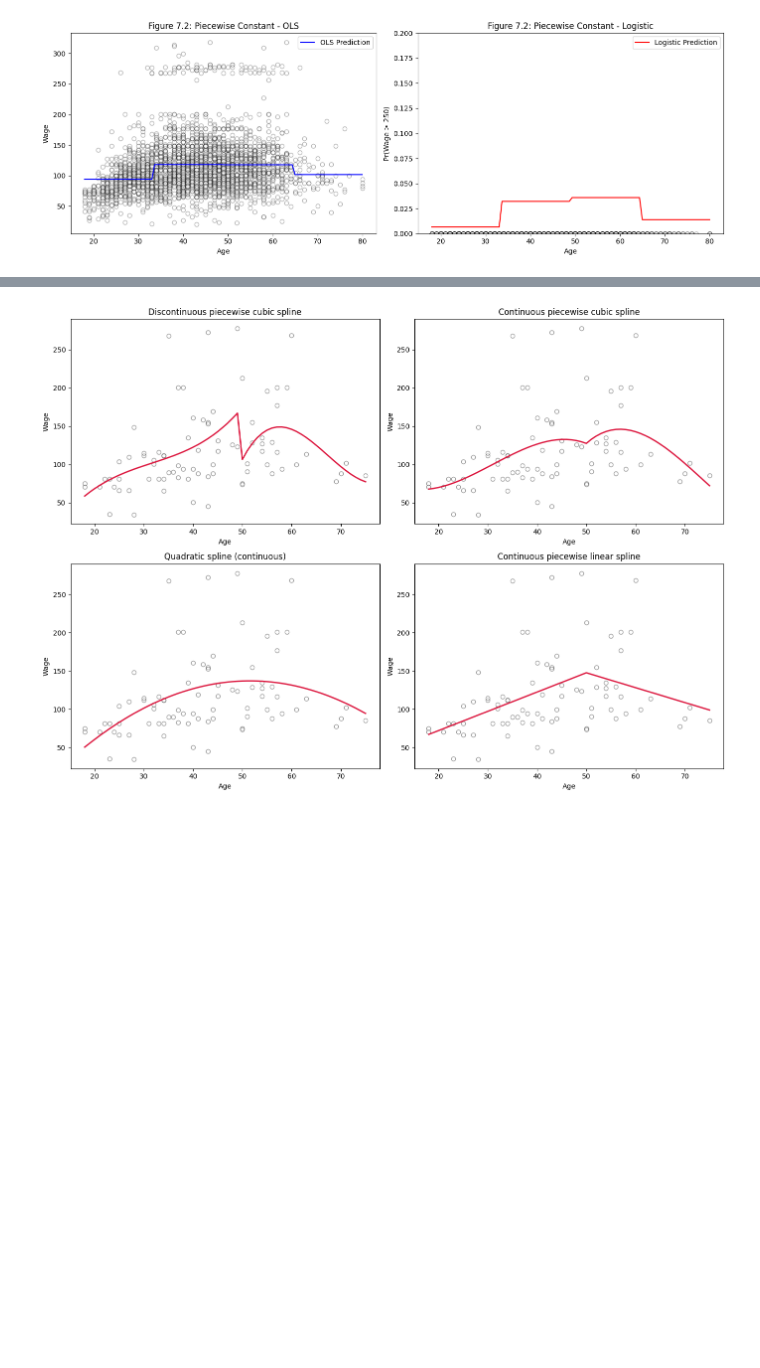
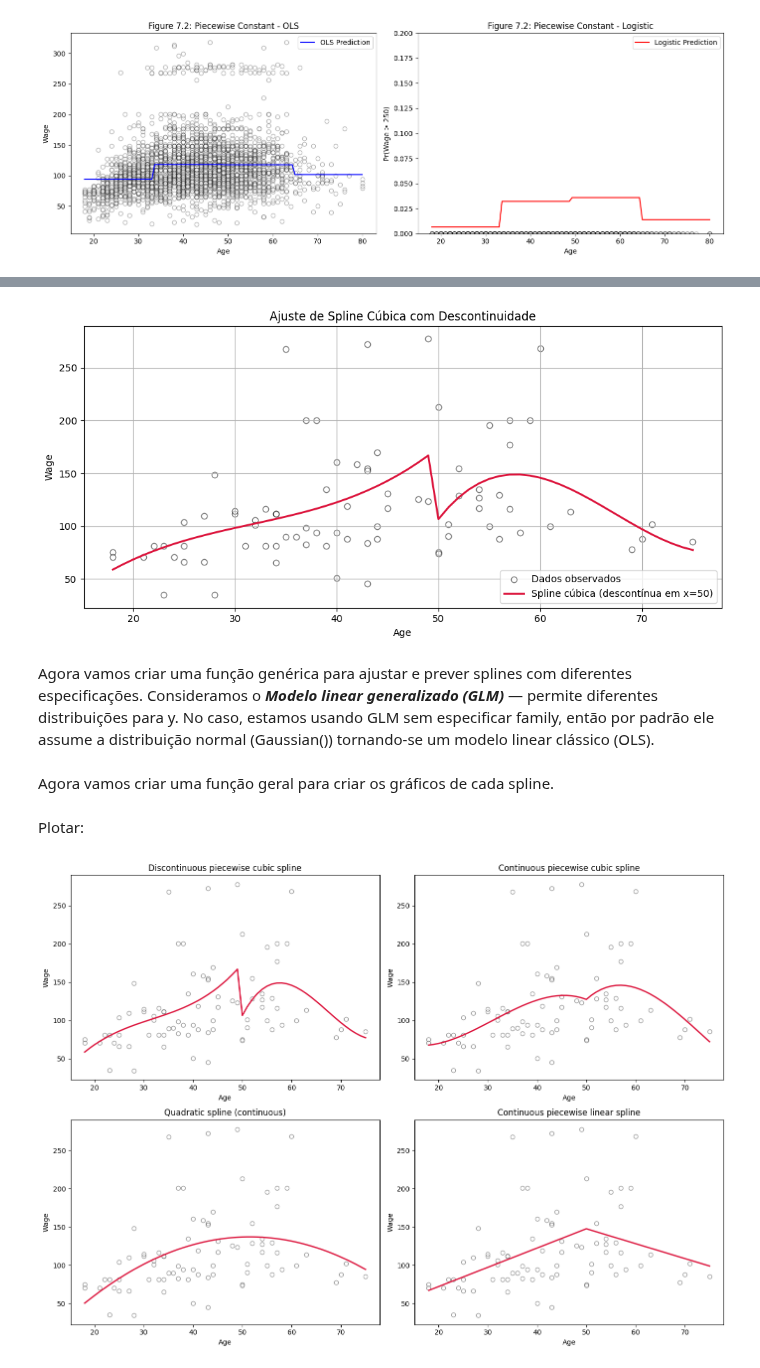
Before and after one commit to Daniel-Uhr/ComputationalEconomics_Notes, a Jupyter notebook: 10_NonLinearReg.ipynb, the cells around one changed output, grey strips where cells are left out. Drawn from its saved outputs; the diff is of its cells as text; code cells hidden in the pictures; blank space fills up the shorter version.

```diff
--- a/10_NonLinearReg.ipynb
+++ b/10_NonLinearReg.ipynb
@@ -750,0 +792,8 @@ spline4 = "bs(x, knots=(%s,50), degree=1, include_intercept=False)" % min(df.age
+# %%
+spline = "bs(x, knots=(50,50,50,50), degree=3, include_intercept=False)"
+
+# Gerar a matriz transformada de X_short
+transformed_x = dmatrix(spline, {"x": X_short}, return_type='dataframe')
+
+spline_manual = sm.GLM(y_short, transformed_x).fit()
+print(spline_manual.summary())
@@ -750,0 +861,4 @@ spline4 = "bs(x, knots=(%s,50), degree=1, include_intercept=False)" % min(df.age
+# %%
+# Gerar a matriz de x_grid_short e prever
+X_grid_spline = dmatrix(spline, {"x": x_grid_short}, return_type='dataframe')
+y_hat_manual = spline_manual.predict(X_grid_spline)
@@ -751,3 +873,25 @@ spline4 = "bs(x, knots=(%s,50), degree=1, include_intercept=False)" % min(df.age
+# %%
+import matplotlib.pyplot as plt
+
+plt.figure(figsize=(10, 5))
+
+# Dados reais (subamostra)
+plt.scatter(X_short, y_short, color='w', edgecolor='k', alpha=0.5, label="Dados observados")
+
+# Curva estimada da spline
+plt.plot(x_grid_short, y_hat_manual, color='crimson', lw=2, label="Spline cúbica (descontínua em x=50)")
+
+plt.title("Ajuste de Spline Cúbica com Descontinuidade")
+plt.xlabel("Age")
+plt.ylabel("Wage")
+plt.legend()
+plt.grid(True)
+plt.tight_layout()
+plt.show()
+# %% [output]
+[figure, added]
+# %% [markdown]
+Agora vamos criar uma função genérica para ajustar e prever splines com diferentes especificações. Consideramos o ***Modelo linear generalizado (GLM)*** — permite diferentes distribuições para y. No caso, estamos usando GLM sem especificar family, então por padrão ele assume a distribuição normal (Gaussian()) tornando-se um modelo linear clássico (OLS).
 # %%
 from patsy import dmatrix
 
@@ -759,6 +903,8 @@ def fit_predict_spline(spline, X, y, x_grid):
     return y_hat
 
 y_hats = [fit_predict_spline(s, X_short, y_short, x_grid_short) for s in [spline1, spline2, spline3, spline4]]
+# %% [markdown]
+Agora vamos criar uma função geral para criar os gráficos de cada spline.
 # %%
 import matplotlib.pyplot as plt
 
@@ -782,6 +928,8 @@ def plot_splines(df_short, x_grid, y_hats):
 
     plt.tight_layout()
     plt.show()
+# %% [markdown]
+Plotar:
 # %%
 plot_splines(df_short, x_grid_short, y_hats)
 # %% [output]
```
Also changed, not shown: parts of 20 cells of this notebook.
